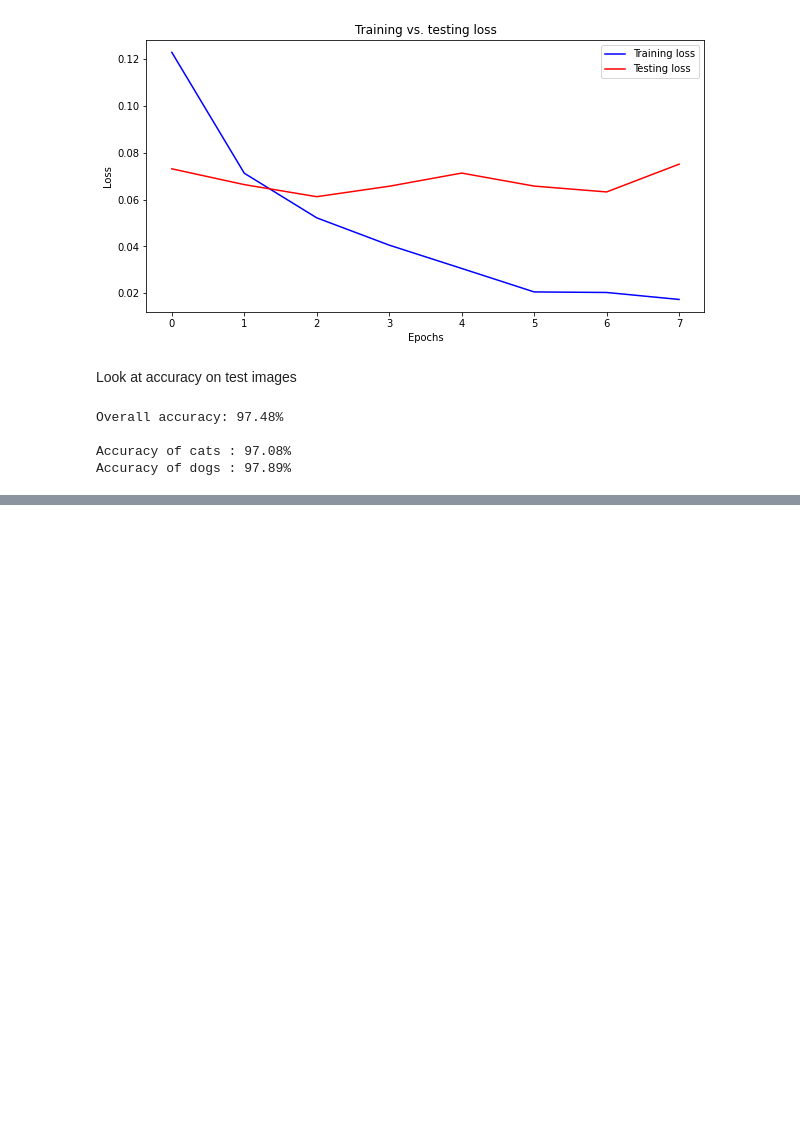
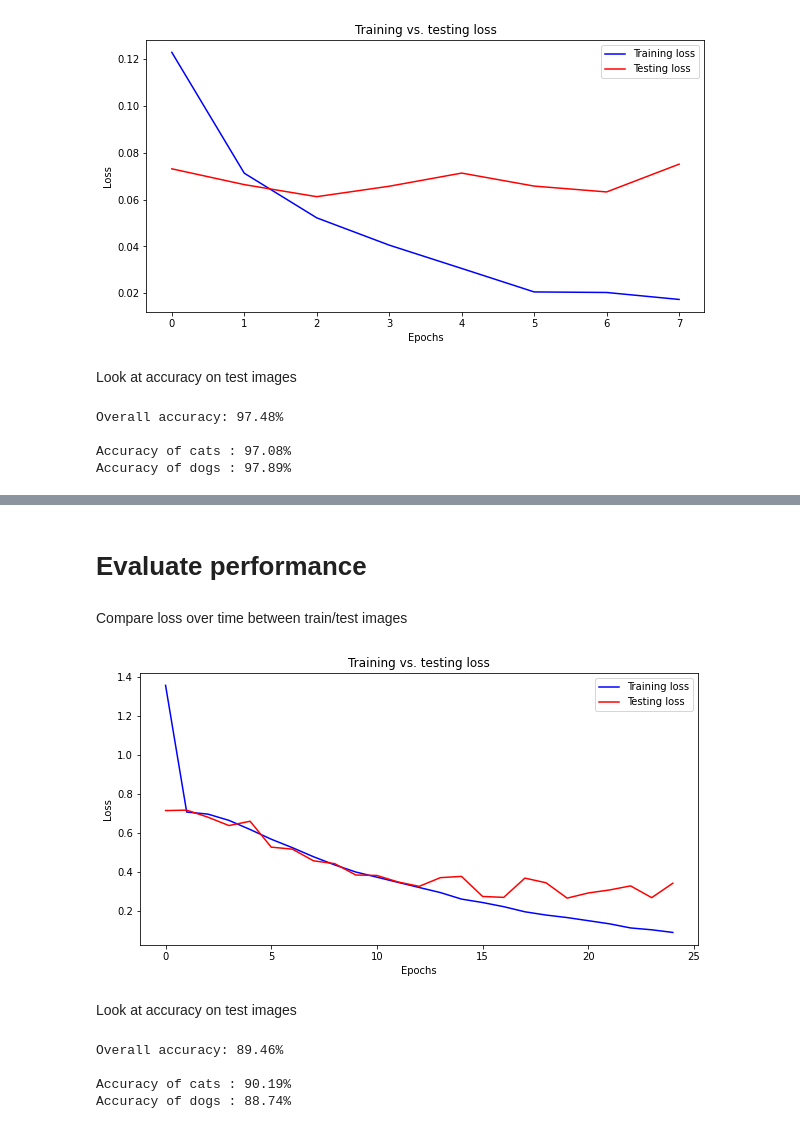
Before and after one commit to walkermoskop/Image-Classification-with-AlexNet, a Jupyter notebook: AlexNet.ipynb, the cells around one changed output, grey strips where cells are left out. Saved outputs shown, nothing was run; the diff lists cells and outputs as text; code cells hidden in the pictures; blank space fills up the shorter version.

```diff
--- a/AlexNet.ipynb
+++ b/AlexNet.ipynb
@@ -234,7 +226,7 @@ AlexNet.classifier[6] = nn.Linear(4096, 2)
 # %% [markdown]
 # Train model
 # %%
-model = AlexNet
+model = AlexNet()
 model.to(device)
 
 criterion = nn.CrossEntropyLoss()
@@ -374,0 +403,7 @@ Accuracy of dogs : 97.89%
+# %%
+model = AlexNetHomeGrown()
+
+model.to(device)
+
+criterion = nn.CrossEntropyLoss()
+optimizer = optim.SGD(model.parameters(), lr=0.001, momentum=0.9)
@@ -374,0 +493,17 @@ Accuracy of dogs : 97.89%
+# %% [markdown]
+# Evaluate performance
+# %% [markdown]
+Compare loss over time between train/test images
+# %%
+plt.figure(figsize=(10,5))
+plt.plot(list(range(len(train_losses))), train_losses, color='blue')
+plt.plot(list(range(len(test_losses))), test_losses, color='red')
+plt.title('Training vs. testing loss')
+plt.legend(('Training loss', 'Testing loss'))
+plt.xlabel('Epochs')
+plt.ylabel('Loss')
+plt.show()
+# %% [output]
+[figure, added]
+# %% [markdown]
+Look at accuracy on test images
@@ -374,0 +532,11 @@ Accuracy of dogs : 97.89%
+# %%
+print('Overall accuracy: {}%\n'.format(round(100 * correct / total, 2)))
+
+for i in range(len(classes)):
+    print('Accuracy of {} : {}%'.format(
+        classes[i], round(100 * class_correct[i] / class_total[i],2)))
+# %% [output]
+Overall accuracy: 89.46%
+
+Accuracy of cats : 90.19%
+Accuracy of dogs : 88.74%
```
Also changed, not shown: parts of 12 cells of this notebook.
